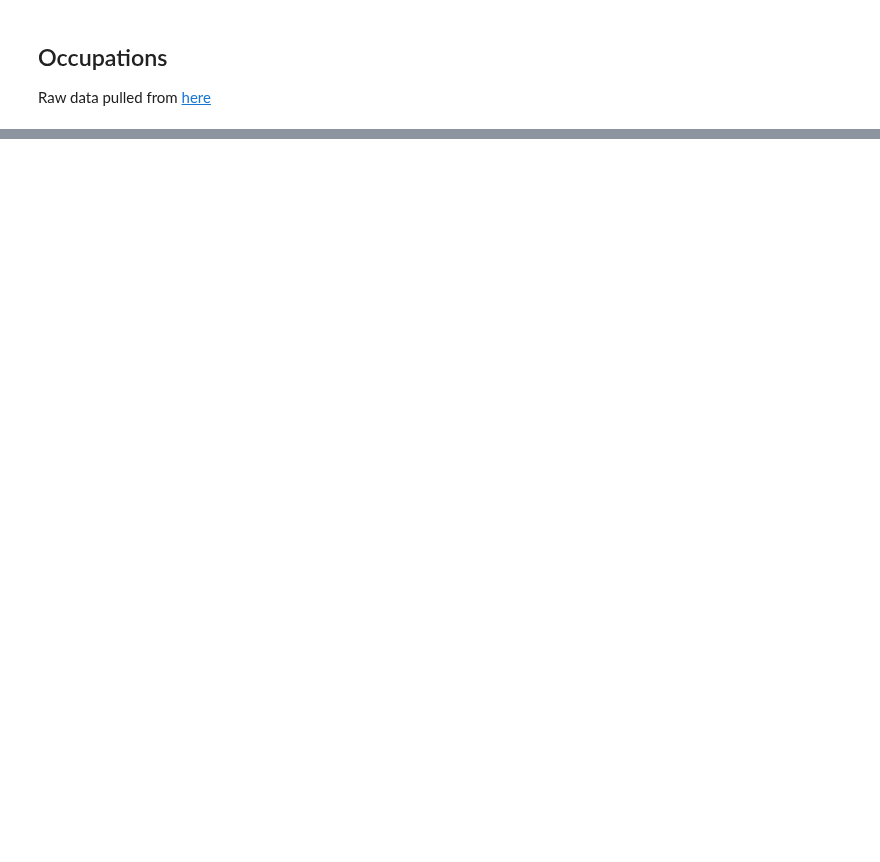
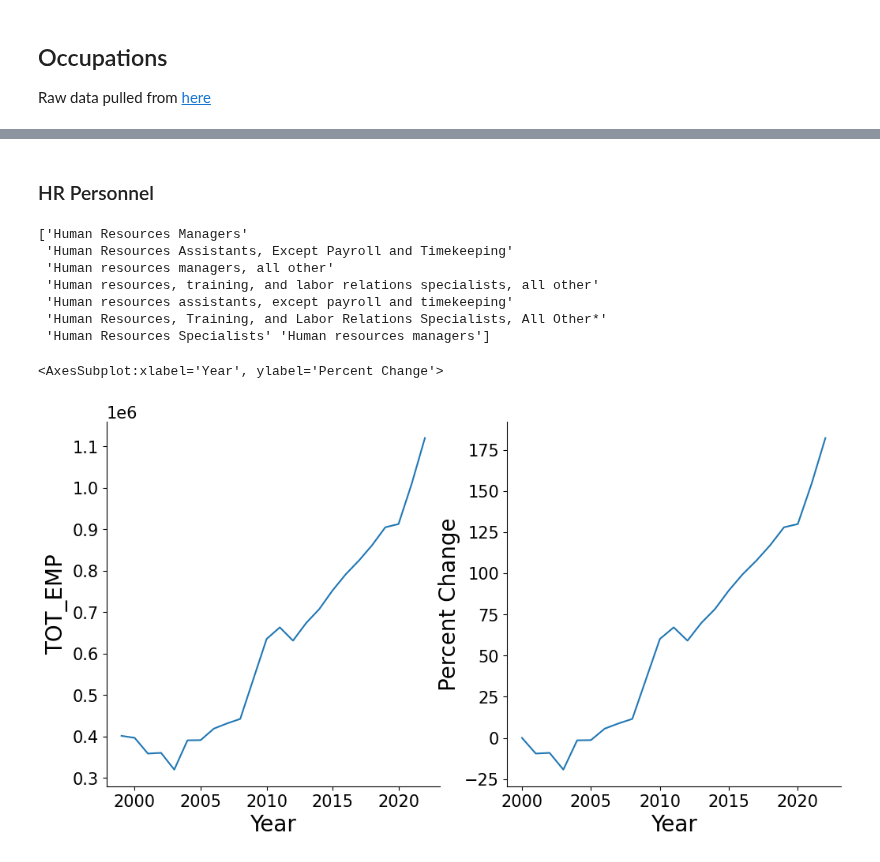
Before and after one commit to jordanott/BackToTheFuture, a Jupyter notebook: notebooks/business.ipynb, the cells around one changed output, grey strips where cells are left out. Cells and saved outputs as stored; diff of their text form; code cells hidden in the pictures; blank space fills up the shorter version.

```diff
--- a/notebooks/business.ipynb
+++ b/notebooks/business.ipynb
@@ -61,0 +118,27 @@ for file_name in glob.iglob("../raw_data/*nat/national*"):
+# %% [markdown]
+### HR Personnel
+# %%
+hr_personnel = all_data[
+    (job_titles.str.contains("human resources"))
+]
+
+print(hr_personnel["OCC_TITLE"].unique())
+
+hr_personnel = hr_personnel[["Year", "TOT_EMP"]].groupby("Year").sum().reset_index()
+
+plt.subplot(1, 2, 1)
+sns.lineplot(x="Year", y="TOT_EMP", data=hr_personnel)
+
+plt.subplot(1, 2, 2)
+hr_personnel = helper.percent_change_relative_to(hr_personnel, 2000, "TOT_EMP")
+sns.lineplot(x="Year", y="Percent Change", data=hr_personnel)
+# %% [output]
+['Human Resources Managers'
+ 'Human Resources Assistants, Except Payroll and Timekeeping'
+ 'Human resources managers, all other'
+ 'Human resources, training, and labor relations specialists, all other'
+ 'Human resources assistants, except payroll and timekeeping'
+ 'Human Resources, Training, and Labor Relations Specialists, All Other*'
+ 'Human Resources Specialists' 'Human resources managers']
+<AxesSubplot:xlabel='Year', ylabel='Percent Change'>
+[figure, added]
```
Also changed, not shown: parts of 15 cells of this notebook, 3 other files.
